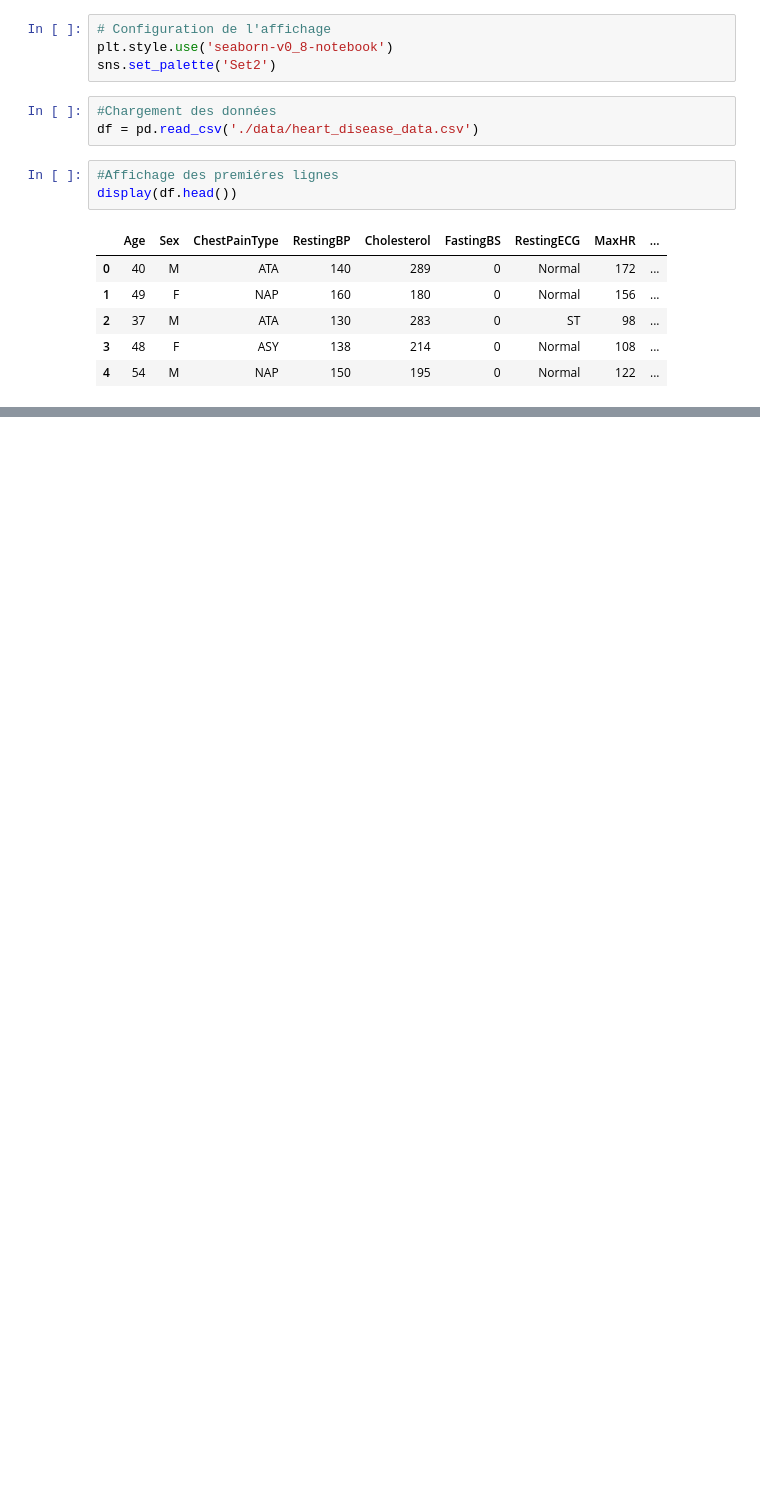
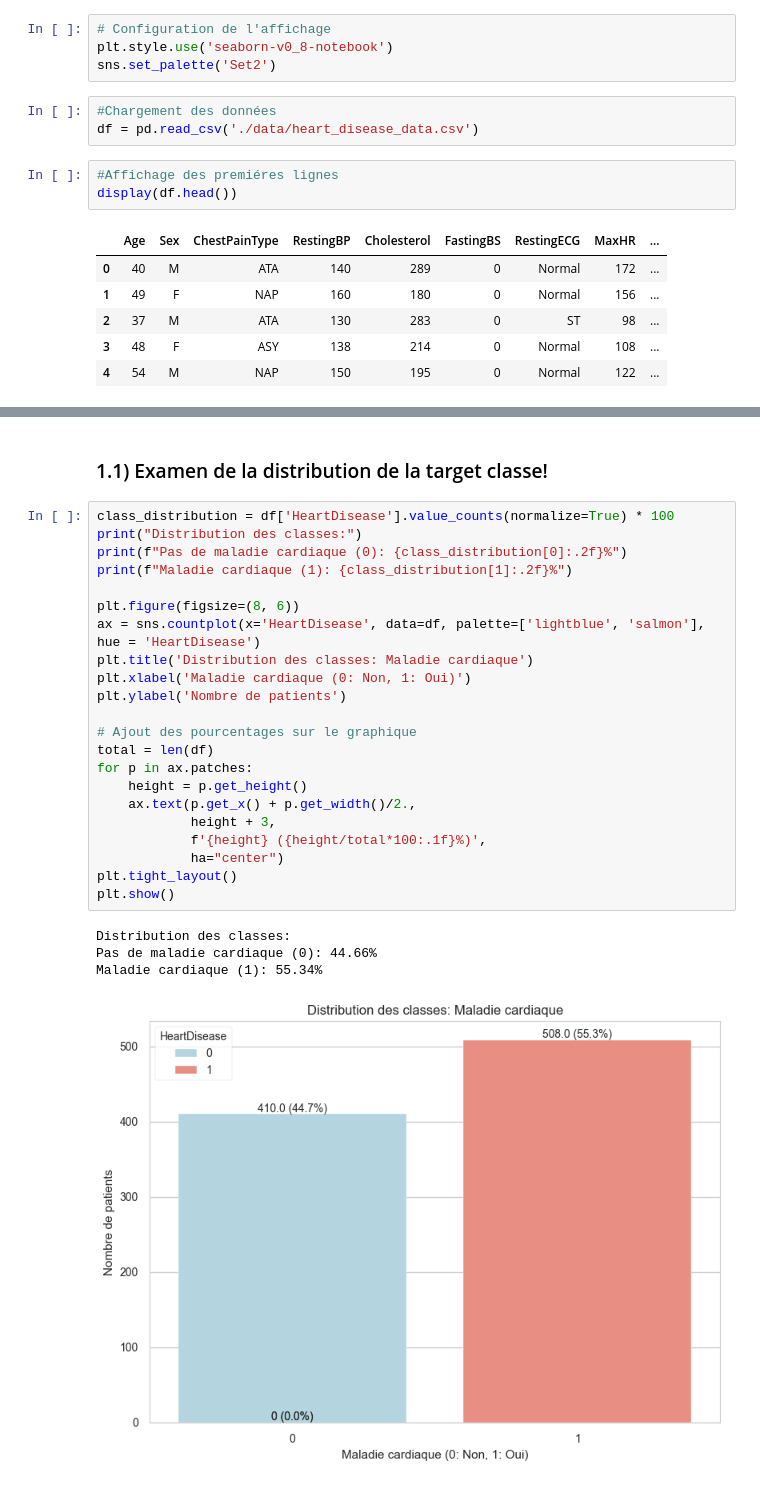
Before and after one commit to aymenemzz/scientificProject, a Jupyter notebook: DataCleaning.ipynb, the cells around one changed output, grey strips where cells are left out. Drawn from its saved outputs; the diff is of its cells as text; blank space fills up the shorter version.

```diff
--- a/DataCleaning.ipynb
+++ b/DataCleaning.ipynb
@@ -102,0 +130,29 @@ dtype: int64
+# %% [markdown]
+### 1.1) Examen de la distribution de la target classe!
+# %%
+class_distribution = df['HeartDisease'].value_counts(normalize=True) * 100
+print("Distribution des classes:")
+print(f"Pas de maladie cardiaque (0): {class_distribution[0]:.2f}%")
+print(f"Maladie cardiaque (1): {class_distribution[1]:.2f}%")
+
+plt.figure(figsize=(8, 6))
+ax = sns.countplot(x='HeartDisease', data=df, palette=['lightblue', 'salmon'], hue = 'HeartDisease')
+plt.title('Distribution des classes: Maladie cardiaque')
+plt.xlabel('Maladie cardiaque (0: Non, 1: Oui)')
+plt.ylabel('Nombre de patients')
+
+# Ajout des pourcentages sur le graphique
+total = len(df)
+for p in ax.patches:
+    height = p.get_height()
+    ax.text(p.get_x() + p.get_width()/2.,
+            height + 3,
+            f'{height} ({height/total*100:.1f}%)',
+            ha="center")
+plt.tight_layout()
+plt.show()
+# %% [output]
+Distribution des classes:
+Pas de maladie cardiaque (0): 44.66%
+Maladie cardiaque (1): 55.34%
+[figure, added]
```
Also changed, not shown: parts of 61 cells of this notebook, 2 other files.
